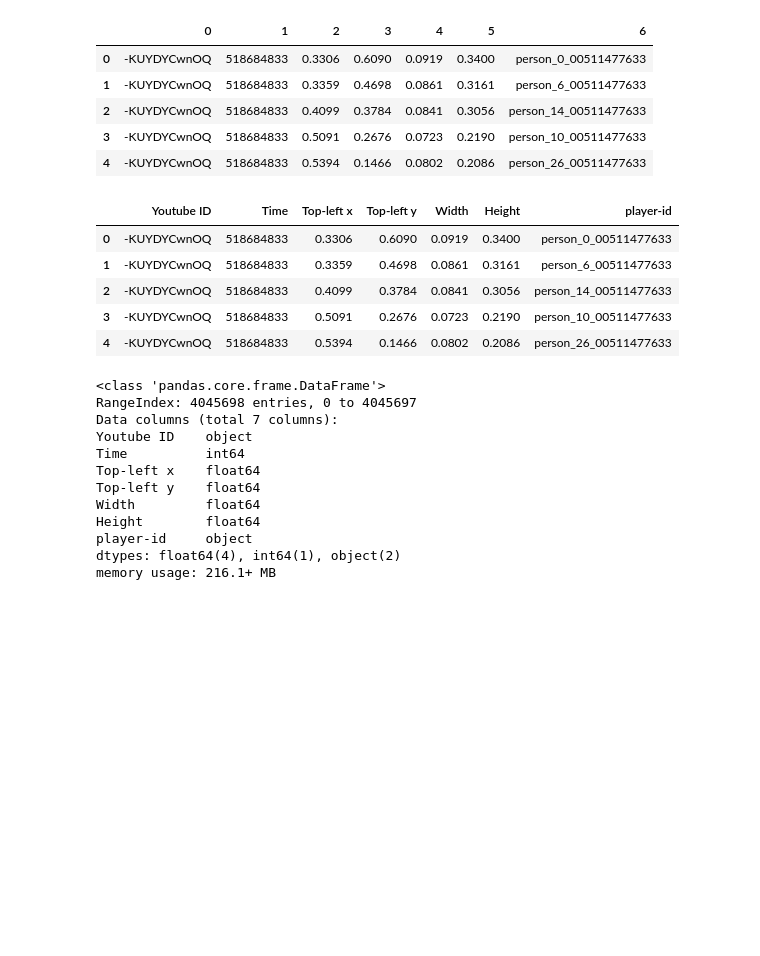
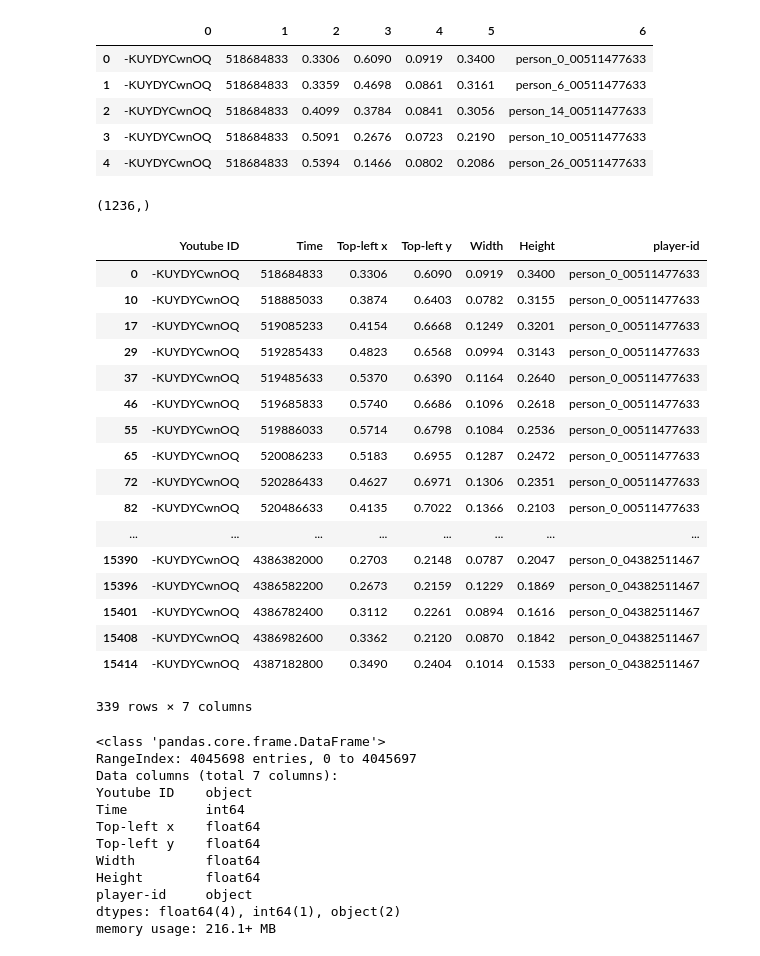
Before and after one commit to atakanguney/computer-vision-term-project, a Jupyter notebook: code/TermProject.ipynb, the cells around one changed output. Drawn from its saved outputs; the diff is of its cells as text; code cells hidden in the pictures; blank space fills up the shorter version.

```diff
--- a/code/TermProject.ipynb
+++ b/code/TermProject.ipynb
@@ -115,12 +94,3 @@ columns_bb = [
 ]
 # %%
 bboxes_data.columns = columns_bb
-# %%
-bboxes_data.head()
-# %% [output]
-|  | Youtube ID | Time | Top-left x | Top-left y | Width | Height | player-id |
-| 0 | -KUYDYCwnOQ | 518684833 | 0.3306 | 0.6090 | 0.0919 | 0.3400 | person_0_00511477633 |
-| 1 | -KUYDYCwnOQ | 518684833 | 0.3359 | 0.4698 | 0.0861 | 0.3161 | person_6_00511477633 |
-| 2 | -KUYDYCwnOQ | 518684833 | 0.4099 | 0.3784 | 0.0841 | 0.3056 | person_14_00511477633 |
-| 3 | -KUYDYCwnOQ | 518684833 | 0.5091 | 0.2676 | 0.0723 | 0.2190 | person_10_00511477633 |
-| 4 | -KUYDYCwnOQ | 518684833 | 0.5394 | 0.1466 | 0.0802 | 0.2086 | person_26_00511477633 |
@@ -127,3 +99,28 @@ bboxes_data.head()
+# %%
+np.unique(bboxes_data[(bboxes_data["Youtube ID"] == "-KUYDYCwnOQ")]["player-id"].values).shape
+# %% [output]
+(1236,)
+# %%
+bboxes_data[(bboxes_data["Youtube ID"] == "-KUYDYCwnOQ") & (bboxes_data["player-id"].str.contains("person_0"))]
+# %% [output]
+|  | Youtube ID | Time | Top-left x | Top-left y | Width | Height | player-id |
+| 0 | -KUYDYCwnOQ | 518684833 | 0.3306 | 0.6090 | 0.0919 | 0.3400 | person_0_00511477633 |
+| 10 | -KUYDYCwnOQ | 518885033 | 0.3874 | 0.6403 | 0.0782 | 0.3155 | person_0_00511477633 |
+| 17 | -KUYDYCwnOQ | 519085233 | 0.4154 | 0.6668 | 0.1249 | 0.3201 | person_0_00511477633 |
+| 29 | -KUYDYCwnOQ | 519285433 | 0.4823 | 0.6568 | 0.0994 | 0.3143 | person_0_00511477633 |
+| 37 | -KUYDYCwnOQ | 519485633 | 0.5370 | 0.6390 | 0.1164 | 0.2640 | person_0_00511477633 |
+| 46 | -KUYDYCwnOQ | 519685833 | 0.5740 | 0.6686 | 0.1096 | 0.2618 | person_0_00511477633 |
+| 55 | -KUYDYCwnOQ | 519886033 | 0.5714 | 0.6798 | 0.1084 | 0.2536 | person_0_00511477633 |
+| 65 | -KUYDYCwnOQ | 520086233 | 0.5183 | 0.6955 | 0.1287 | 0.2472 | person_0_00511477633 |
+| 72 | -KUYDYCwnOQ | 520286433 | 0.4627 | 0.6971 | 0.1306 | 0.2351 | person_0_00511477633 |
+| 82 | -KUYDYCwnOQ | 520486633 | 0.4135 | 0.7022 | 0.1366 | 0.2103 | person_0_00511477633 |
+| ... | ... | ... | ... | ... | ... | ... | ... |
+| 15390 | -KUYDYCwnOQ | 4386382000 | 0.2703 | 0.2148 | 0.0787 | 0.2047 | person_0_04382511467 |
+| 15396 | -KUYDYCwnOQ | 4386582200 | 0.2673 | 0.2159 | 0.1229 | 0.1869 | person_0_04382511467 |
+| 15401 | -KUYDYCwnOQ | 4386782400 | 0.3112 | 0.2261 | 0.0894 | 0.1616 | person_0_04382511467 |
+| 15408 | -KUYDYCwnOQ | 4386982600 | 0.3362 | 0.2120 | 0.0870 | 0.1842 | person_0_04382511467 |
+| 15414 | -KUYDYCwnOQ | 4387182800 | 0.3490 | 0.2404 | 0.1014 | 0.1533 | person_0_04382511467 |
+339 rows × 7 columns
 # %%
 bboxes_data.info()
 # %% [output]
```
Also changed, not shown: parts of 72 cells of this notebook, 4 other files.
